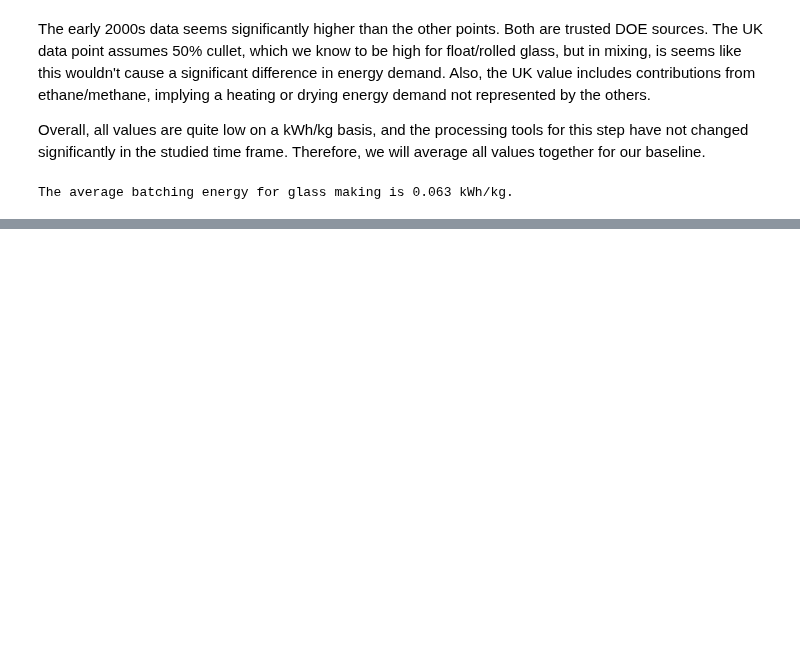
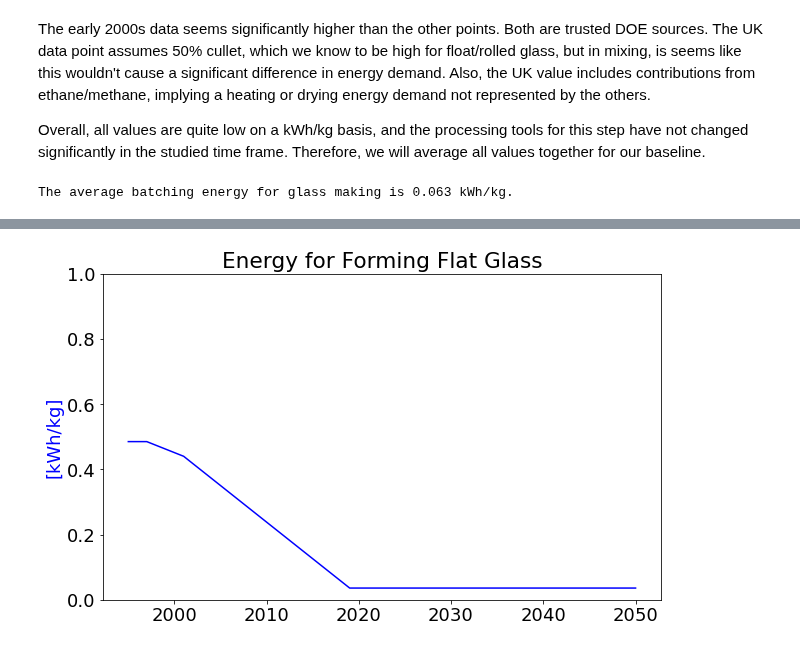
Before and after one commit to NREL/PV_ICE, a Jupyter notebook: docs/tutorials/baseline development documentation/(baseline development) Energy Glass Batch Prep - Post Forming.ipynb, the cells around one changed output, grey strips where cells are left out. Saved outputs shown, nothing was run; the diff lists cells and outputs as text; code cells hidden in the pictures; blank space fills up the shorter version.

```diff
--- a/docs/tutorials/baseline development documentation/(baseline development) Energy Glass Batch Prep - Post Forming.ipynb
+++ b/docs/tutorials/baseline development documentation/(baseline development) Energy Glass Batch Prep - Post Forming.ipynb
@@ -57,0 +141,21 @@ The next step in glass manufacturing is the melting of the glass. This is sepera
+# %%
+e_glassform = e_glassform_raw.loc[1995:,['E_Glassforming_kWhpkg','Prct_Fuel']]
+e_glassform_filled = e_glassform.interpolate(limit_direction='both')
+# %%
+fig, ax1 = plt.subplots()
+#left axis
+ax1.set_ylabel('[kWh/kg]', color='blue')
+ax1.plot(e_glassform_filled.index,e_glassform_filled.iloc[:,0], color='blue')
+ax1.set_ylim(0,1)
+
+#right axis
+#ax2 = ax1.twinx()
+#plt.ylabel('Fraction of Energy provided by Methane [%]', color='red')
+#ax2.plot(e_glassform_filled.index,e_glassform_filled.iloc[:,1], color='red')
+#ax2.set_ylim(0,2)
+
+plt.title('Energy for Forming Flat Glass')
+
+plt.show()
+# %% [output]
+[figure, added]
```
Also changed, not shown: parts of 20 cells of this notebook, 4 other files.
